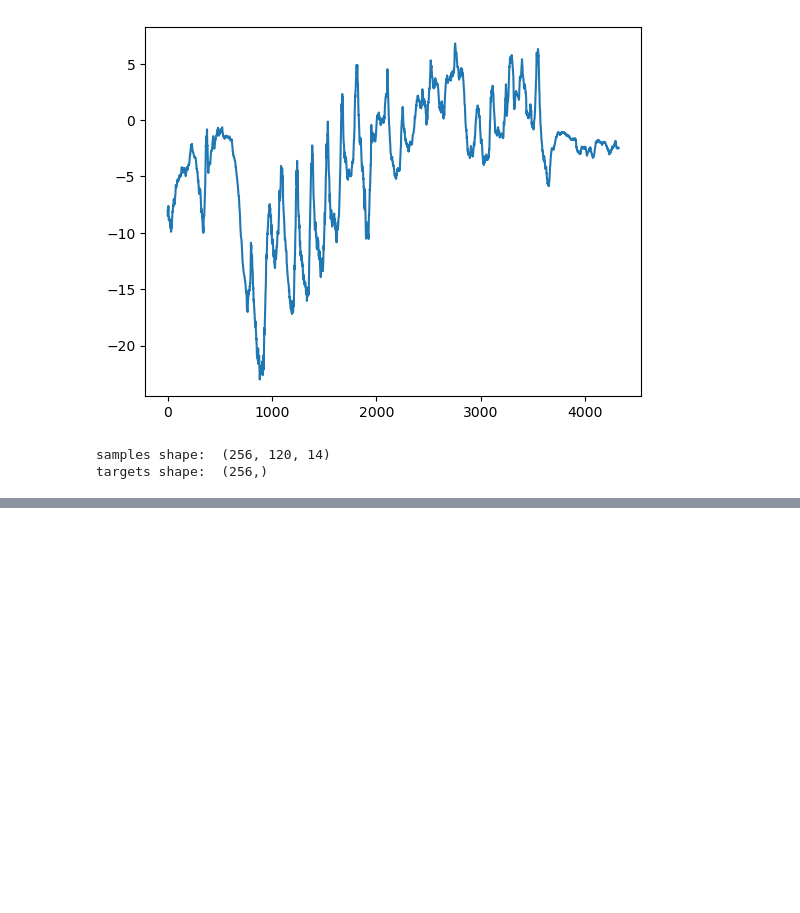
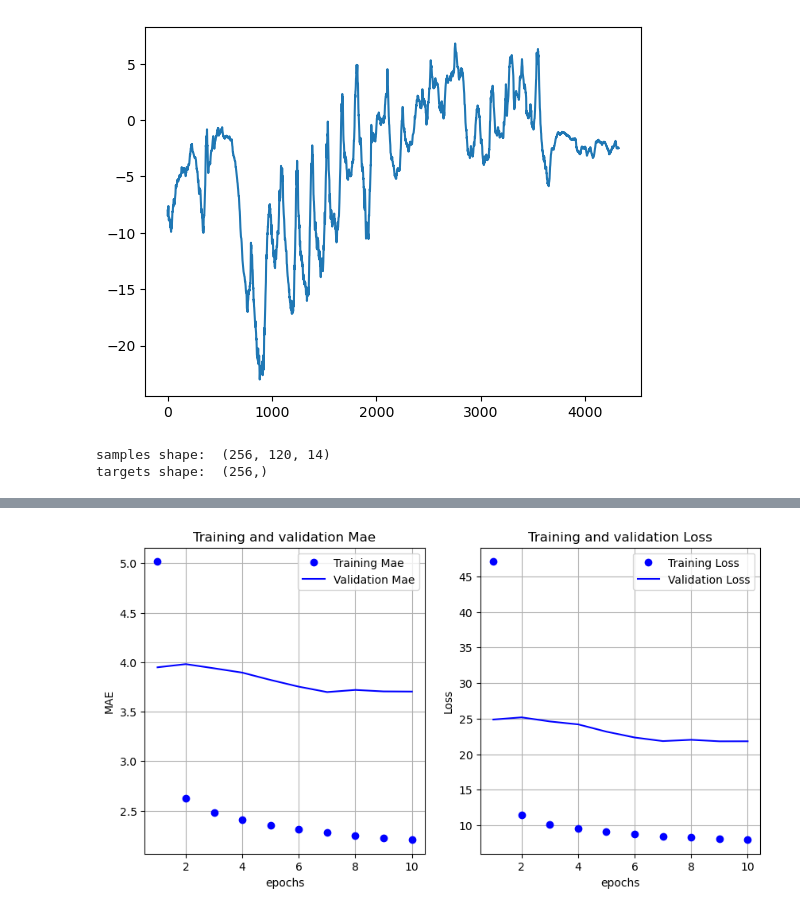
Before and after one commit to Miguel9Angel/TensorFlow-Projects, a Jupyter notebook: Level 1 Fundamentals/notebooks/Jena Climate.ipynb, the cells around one changed output, grey strips where cells are left out. Cells and saved outputs as stored; diff of their text form; code cells hidden in the pictures; blank space fills up the shorter version.

Commit message:
Adding a RNN model to train the model

```diff
--- a/Level 1 Fundamentals/notebooks/Jena Climate.ipynb
+++ b/Level 1 Fundamentals/notebooks/Jena Climate.ipynb
@@ -201,0 +207,17 @@ Test MAE: 14.51
+# %%
+inputs = keras.Input(shape=(sequence_length, data.shape[-1]))
+x = layers.LSTM(16)(inputs)
+outputs = layers.Dense(1)(x)
+model = keras.Model(inputs, outputs)
+
+callbacks = [
+    keras.callbacks.ModelCheckpoint('jena_lstm.keras',
+                                    save_best_only=True)
+]
+model.compile(optimizer='rmsprop', loss='mse', metrics=['mae'])
+history = model.fit(train_dataset,
+                    epochs=10,
+                    validation_data=val_dataset,
+                    callbacks=callbacks)
+model = keras.models.load_model('jena_lstm.keras')
+print(f'Test MAE: {model.evaluate(test_dataset)[1]:.2f}')
@@ -201,0 +242,27 @@ Test MAE: 14.51
+# %%
+mae_lstm_model = history.history['mae']
+val_mae_lstm_model = history.history['val_mae']
+loss_lstm_model = history.history['loss']
+val_loss_lstm_model = history.history['val_loss']
+
+epochs = range(1, len(mae_lstm_model) + 1)
+
+fig, ( axis1, axis2) = plt.subplots(1, 2, figsize=(10,5))
+
+axis1.plot(epochs, mae_lstm_model, 'bo', label='Training Mae')
+axis1.plot(epochs, val_mae_lstm_model, 'b', label='Validation Mae')
+axis1.set_title('Training and validation Mae')
+axis1.set_xlabel('epochs')
+axis1.set_ylabel('MAE')
+axis1.legend()
+axis1.grid(True)
+
+axis2.plot(epochs, loss_lstm_model, 'bo', label='Training Loss')
+axis2.plot(epochs, val_loss_lstm_model, 'b', label='Validation Loss')
+axis2.set_title('Training and validation Loss')
+axis2.set_xlabel('epochs')
+axis2.set_ylabel('Loss')
+axis2.legend()
+axis2.grid(True)
+# %% [output]
+[figure, added]
```
Also changed, not shown: parts of 6 cells of this notebook, 4 other files.
